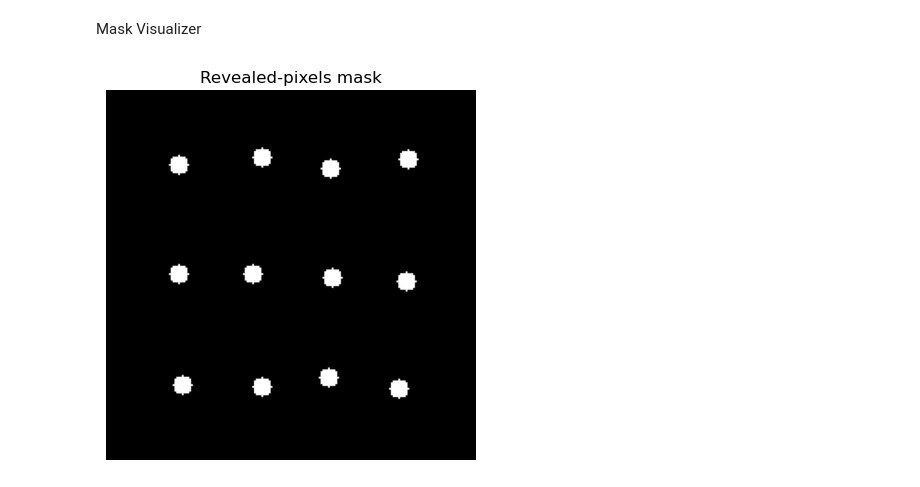
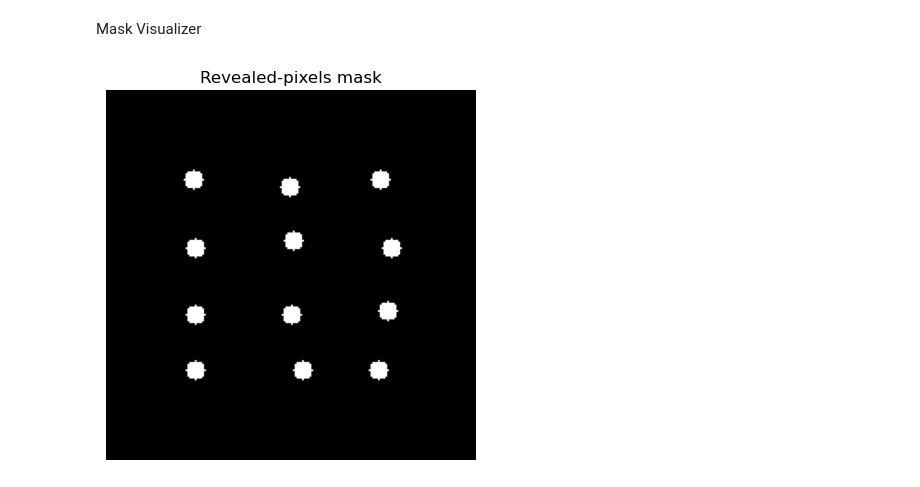
Before and after one commit to JadenLews/Learning, a Jupyter notebook: DeepLearn/physics/pinn_prediction_darcy_loader.ipynb, the cells around one changed output. Cells and saved outputs as stored; diff of their text form; code cells hidden in the pictures.

```diff
--- a/DeepLearn/physics/pinn_prediction_darcy_loader.ipynb
+++ b/DeepLearn/physics/pinn_prediction_darcy_loader.ipynb
@@ -31,15 +31,15 @@ test_sims = test_sims[test_sims < 750]
 
 # Get porosity phi
 def get_phi(sim,step):
-    return cv2.imread(f"../Data200x200_withinfo/Data200x200_withinfo/Image-{sim}-{step}_phi.jpg", cv2.IMREAD_GRAYSCALE)
+    return cv2.imread(f"../Data200x200_withinfo/Image-{sim}-{step}_phi.jpg", cv2.IMREAD_GRAYSCALE)
 
 # Get pressure
 def get_pres(sim,step):
-    return cv2.imread(f"../Data200x200_withinfo/Data200x200_withinfo/Image-{sim}-{step}_P.jpg", cv2.IMREAD_GRAYSCALE)
+    return cv2.imread(f"../Data200x200_withinfo/Image-{sim}-{step}_P.jpg", cv2.IMREAD_GRAYSCALE)
 
 # Get conductivity K
 def get_k(sim,step):
-    return cv2.imread(f"../Data200x200_withinfo/Data200x200_withinfo/Image-{sim}-{step}_K.jpg", cv2.IMREAD_GRAYSCALE)
+    return cv2.imread(f"../Data200x200_withinfo/Image-{sim}-{step}_K.jpg", cv2.IMREAD_GRAYSCALE)
 
 # Get all 3 as a 3-channel matrix
 def get_all(sim,step):
@@ -723,23 +725,23 @@ Mask Visualizer
 # %%
 # build the dataset
 val_data = MaskedDataset(
     val_sims,
     reveal_strategy="disks",
     n_points=12,
     radius=5,
     noise=0,
-    reveal_dim=[[(0.2, .8)],[(.2,.8)]],
+    reveal_dim=[[(0.25, .77)],[(.25,.75)]],
     return_mask=True,
     jitter_std=0.01,
     deterministic_mask=False
 )
 
 z, t, mask = val_data[0]
 
 import matplotlib.pyplot as plt
 plt.imshow(mask.numpy(), cmap="gray")
 plt.title("Revealed-pixels mask")
 plt.axis("off")
 plt.show()
 # %% [output]
-[figure, old version]
+[figure, new version]
```
Also changed, not shown: parts of 3 cells of this notebook, 4 other files.
